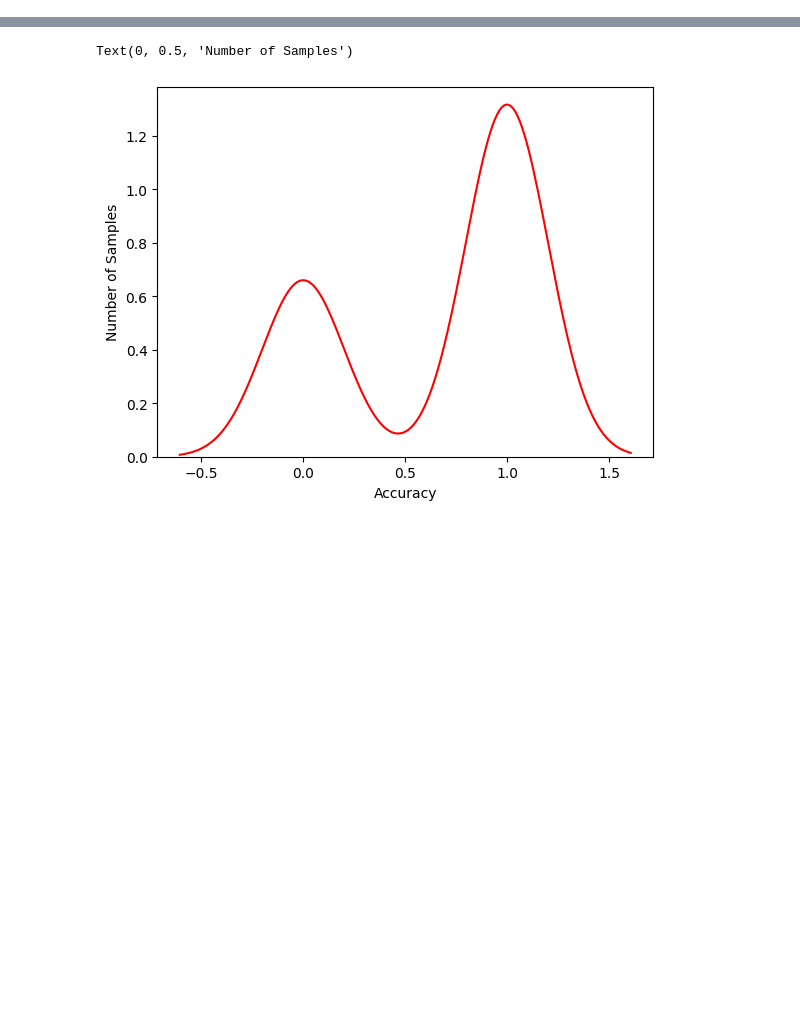
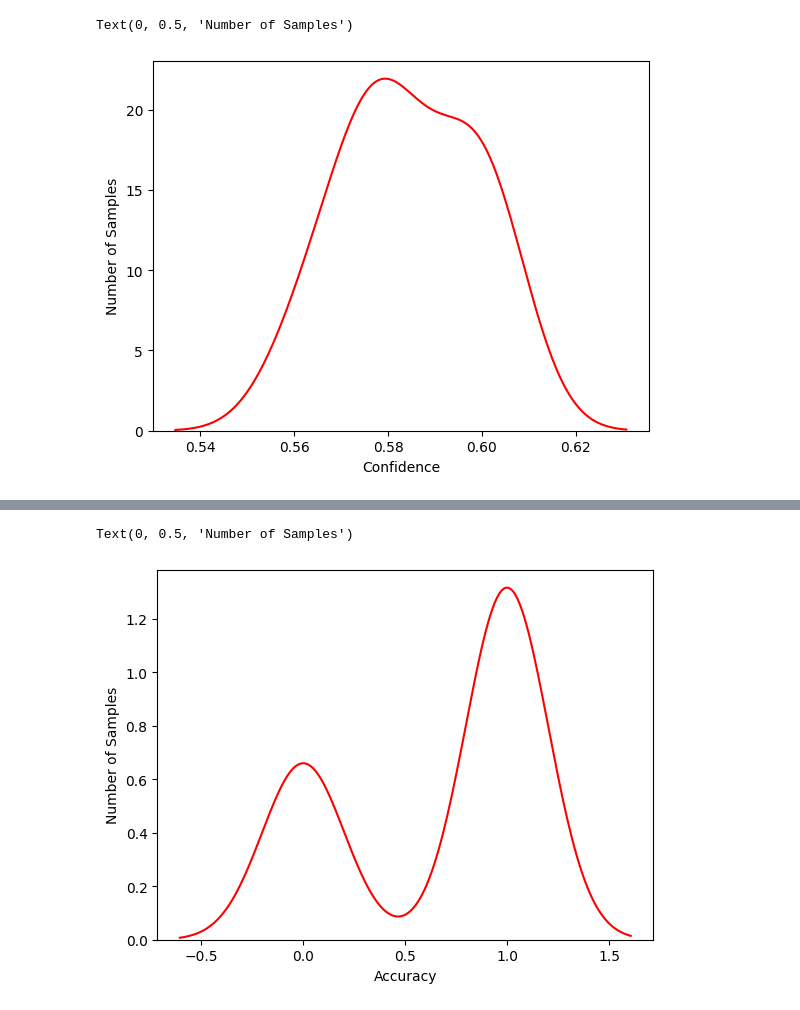
Before and after one commit to trilokpadhi/Multimodal-Uncertainty-Quantification, a Jupyter notebook: Calibration_uq_llava_io.ipynb, the cells around one changed output, grey strips where cells are left out. Cells and saved outputs as stored; diff of their text form; code cells hidden in the pictures; blank space fills up the shorter version.

```diff
--- a/Calibration_uq_llava_io.ipynb
+++ b/Calibration_uq_llava_io.ipynb
@@ -142,0 +156,9 @@ Text(0, 0.5, 'Number of Samples')
+# %%
+# plot the distribution of confidences
+import seaborn as sns
+sns.kdeplot(confidences, color='r')
+plt.xlabel('Confidence')
+plt.ylabel('Number of Samples')
+# %% [output]
+Text(0, 0.5, 'Number of Samples')
+[figure, added]
```
Also changed, not shown: parts of 8 cells of this notebook, 32 other files.
